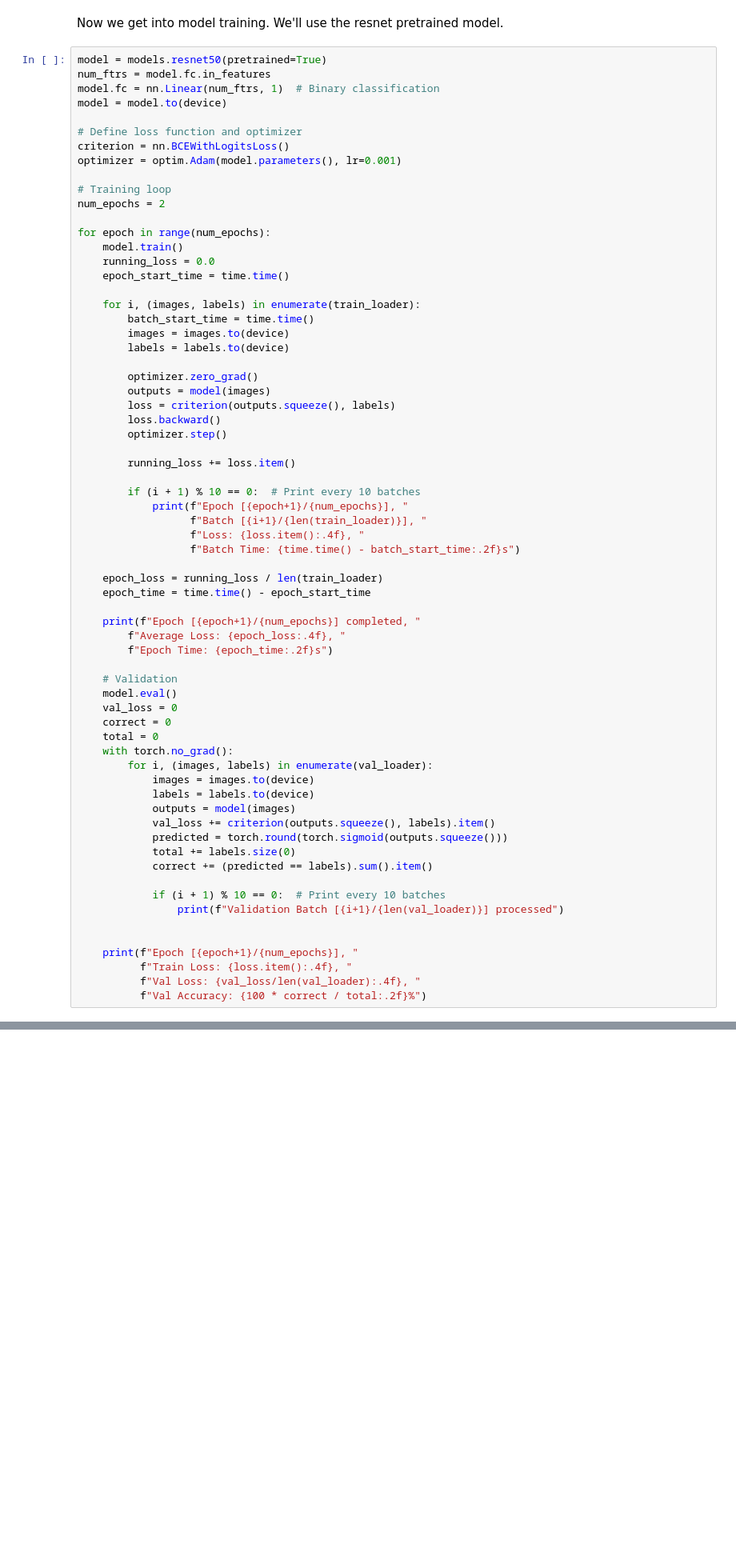
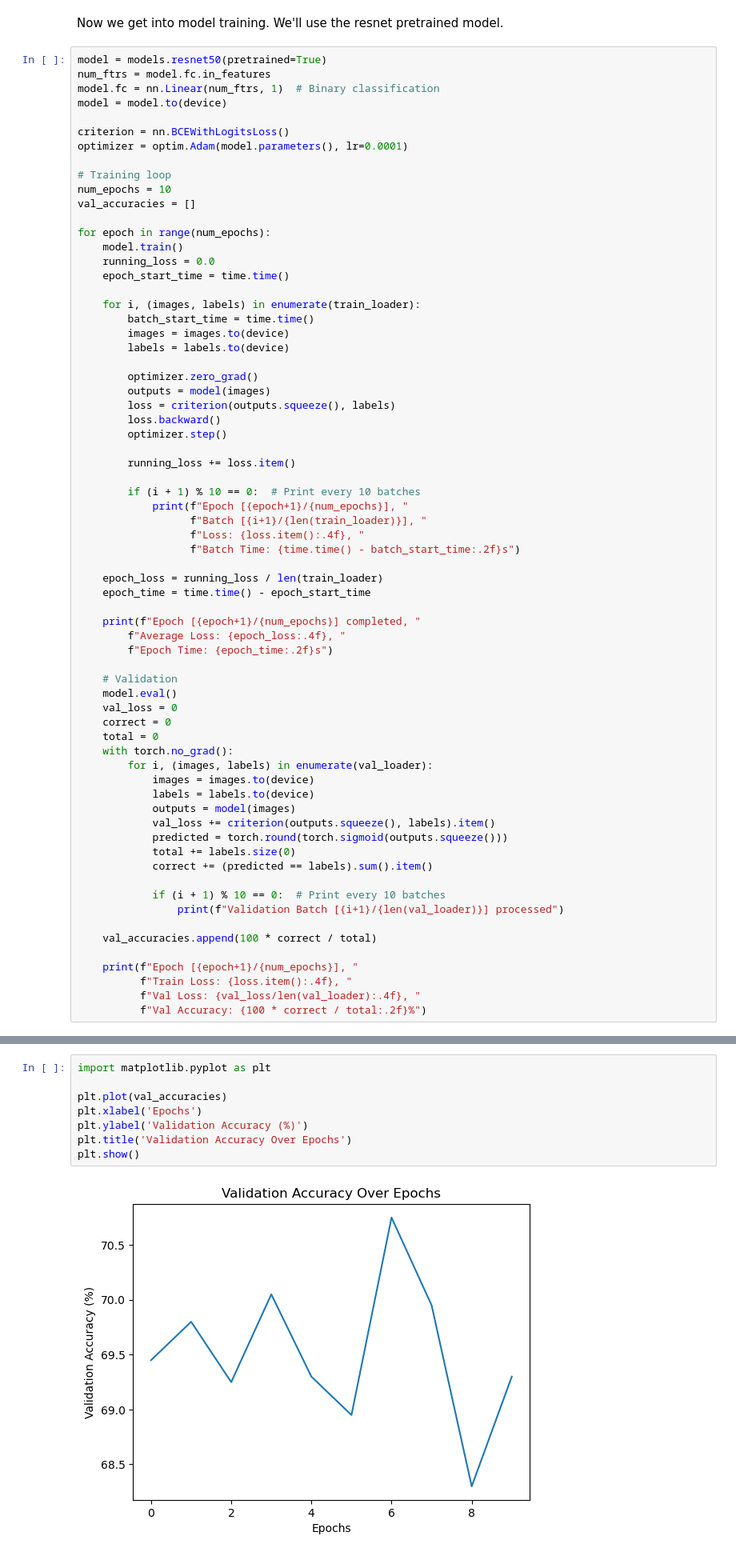
Before and after one commit to RavinderRai/lung-disease-early-detection, a Jupyter notebook: notebooks/modeling.ipynb, the cells around one changed output, grey strips where cells are left out. Shown: that part at 80% size. Saved outputs shown, nothing was run; the diff lists cells and outputs as text; blank space fills up the shorter version.

```diff
--- a/notebooks/modeling.ipynb
+++ b/notebooks/modeling.ipynb
@@ -133,12 +133,12 @@ num_ftrs = model.fc.in_features
 model.fc = nn.Linear(num_ftrs, 1)  # Binary classification
 model = model.to(device)
 
-# Define loss function and optimizer
 criterion = nn.BCEWithLogitsLoss()
-optimizer = optim.Adam(model.parameters(), lr=0.001)
+optimizer = optim.Adam(model.parameters(), lr=0.0001)
 
 # Training loop
-num_epochs = 2
+num_epochs = 10
+val_accuracies = []
 
 for epoch in range(num_epochs):
     model.train()
@@ -189,6 +189,7 @@ for epoch in range(num_epochs):
             if (i + 1) % 10 == 0:  # Print every 10 batches
                 print(f"Validation Batch [{i+1}/{len(val_loader)}] processed")
 
+    val_accuracies.append(100 * correct / total)
 
     print(f"Epoch [{epoch+1}/{num_epochs}], "
           f"Train Loss: {loss.item():.4f}, "
@@ -214,0 +236,10 @@ Epoch [1/2], Batch [210/250], Loss: 0.5407, Batch Time: 0.18s
+# %%
+import matplotlib.pyplot as plt
+
+plt.plot(val_accuracies)
+plt.xlabel('Epochs')
+plt.ylabel('Validation Accuracy (%)')
+plt.title('Validation Accuracy Over Epochs')
+plt.show()
+# %% [output]
+[figure, added]
```
Also changed, not shown: parts of 6 cells of this notebook, 1 other file.
